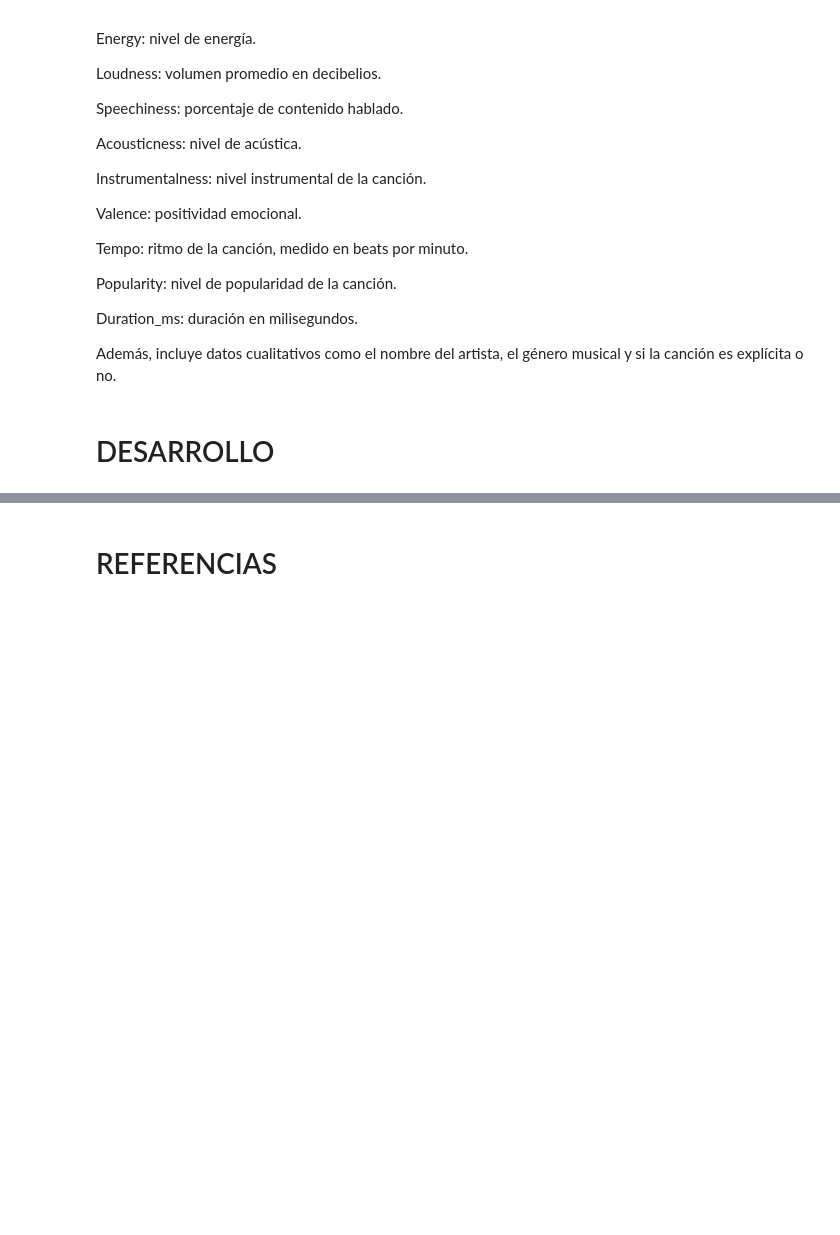
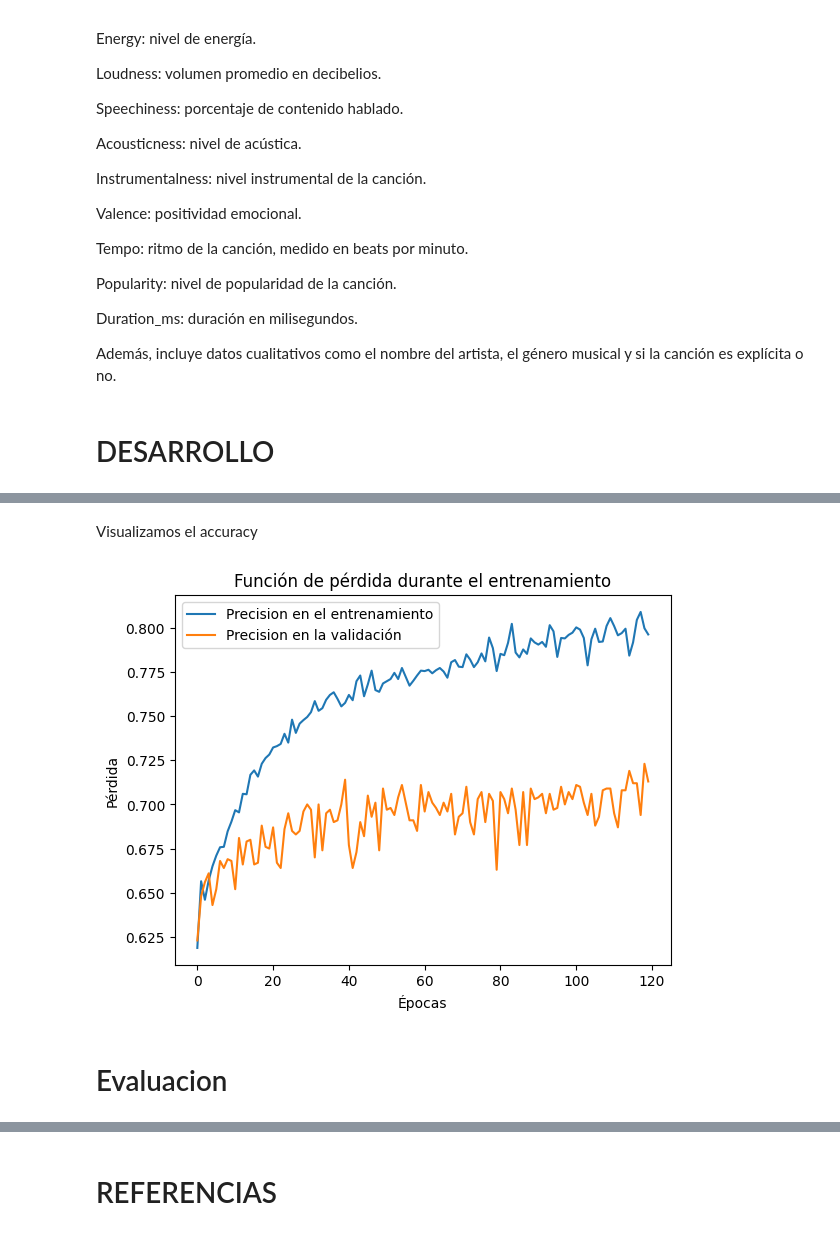
Before and after one commit to Giomora-IA/IA--NOTA-AND-EJERCICIOS, a Jupyter notebook: 2_Playlist_spotyfy_Predección.ipynb, the cells around one changed output, grey strips where cells are left out. Saved outputs shown, nothing was run; the diff lists cells and outputs as text; code cells hidden in the pictures; blank space fills up the shorter version.

```diff
--- a/2_Playlist_spotyfy_Predección.ipynb
+++ b/2_Playlist_spotyfy_Predección.ipynb
@@ -159,0 +366,9 @@ MAE en el conjunto test: 17.049224853515625
+# %%
+from tensorflow.keras.models import Sequential
+from tensorflow.keras.layers import Dense
+
+modelo = Sequential([
+    Dense(64, input_shape=(X_train.shape[1],), activation='relu'),
+    Dense(32, activation='relu'),
+    Dense(5, activation='softmax'),
+])
@@ -159,0 +413,12 @@ MAE en el conjunto test: 17.049224853515625
+# %%
+from tensorflow.keras.optimizers import Adam
+
+# Tasa de aprendizaje deseada
+learning_rate = 0.01
+adam_optimizer = Adam(learning_rate=learning_rate)
+# %%
+modelo.compile(
+    optimizer=adam_optimizer,
+    loss='categorical_crossentropy',
+    metrics=['accuracy']
+)
@@ -159,0 +427,6 @@ MAE en el conjunto test: 17.049224853515625
+# %%
+history = modelo.fit(
+    X_train, y_train,
+    epochs=120, batch_size=10,
+    validation_data=(X_test, y_test)
+)
@@ -159,0 +465,16 @@ MAE en el conjunto test: 17.049224853515625
+# %% [markdown]
+Visualizamos el accuracy
+# %%
+import matplotlib.pyplot as plt
+
+plt.plot(history.history['accuracy'], label='Precision en el entrenamiento')
+plt.plot(history.history['val_accuracy'], label='Precision en la validación')
+plt.xlabel('Épocas')
+plt.ylabel('Pérdida')
+plt.legend()
+plt.title('Función de pérdida durante el entrenamiento')
+plt.show()
+# %% [output]
+[figure, added]
+# %% [markdown]
+# Evaluacion
```
Also changed, not shown: parts of 68 cells of this notebook.
